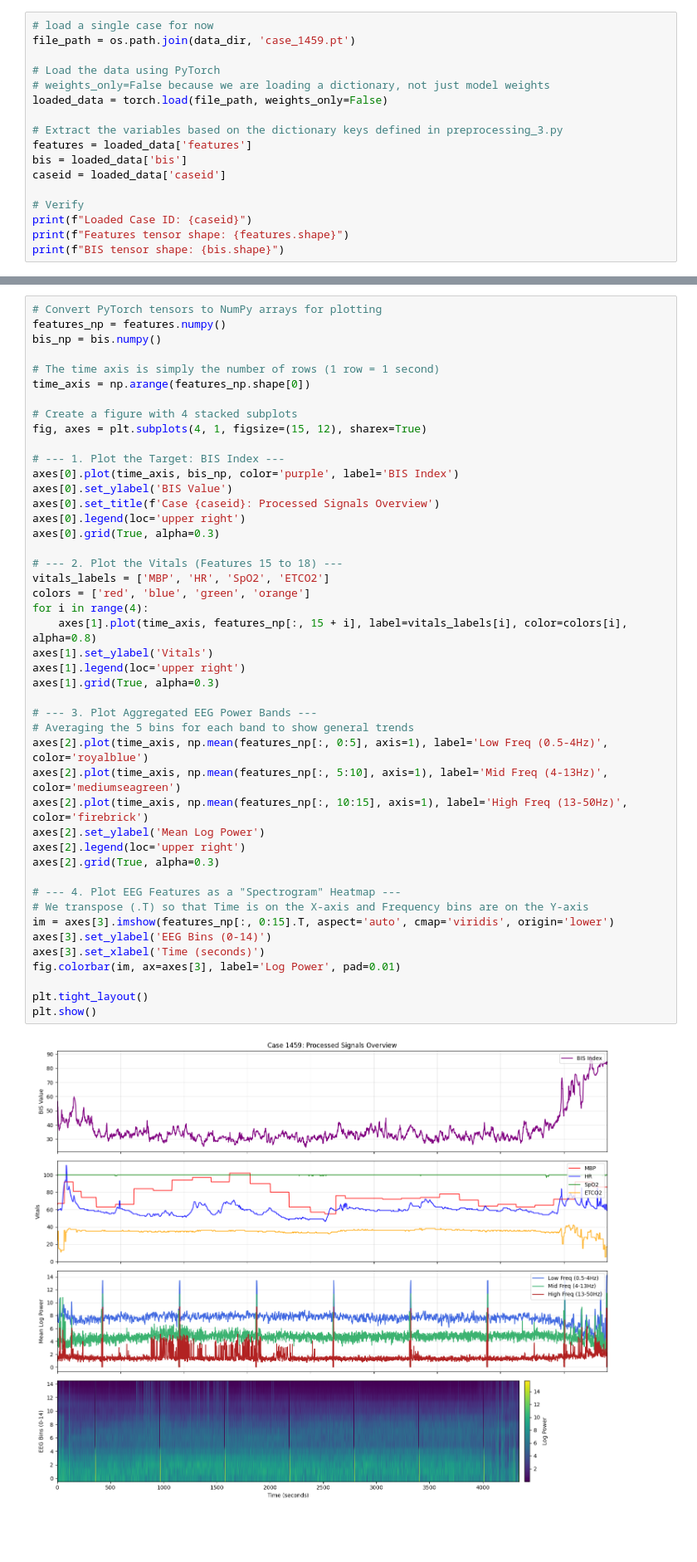
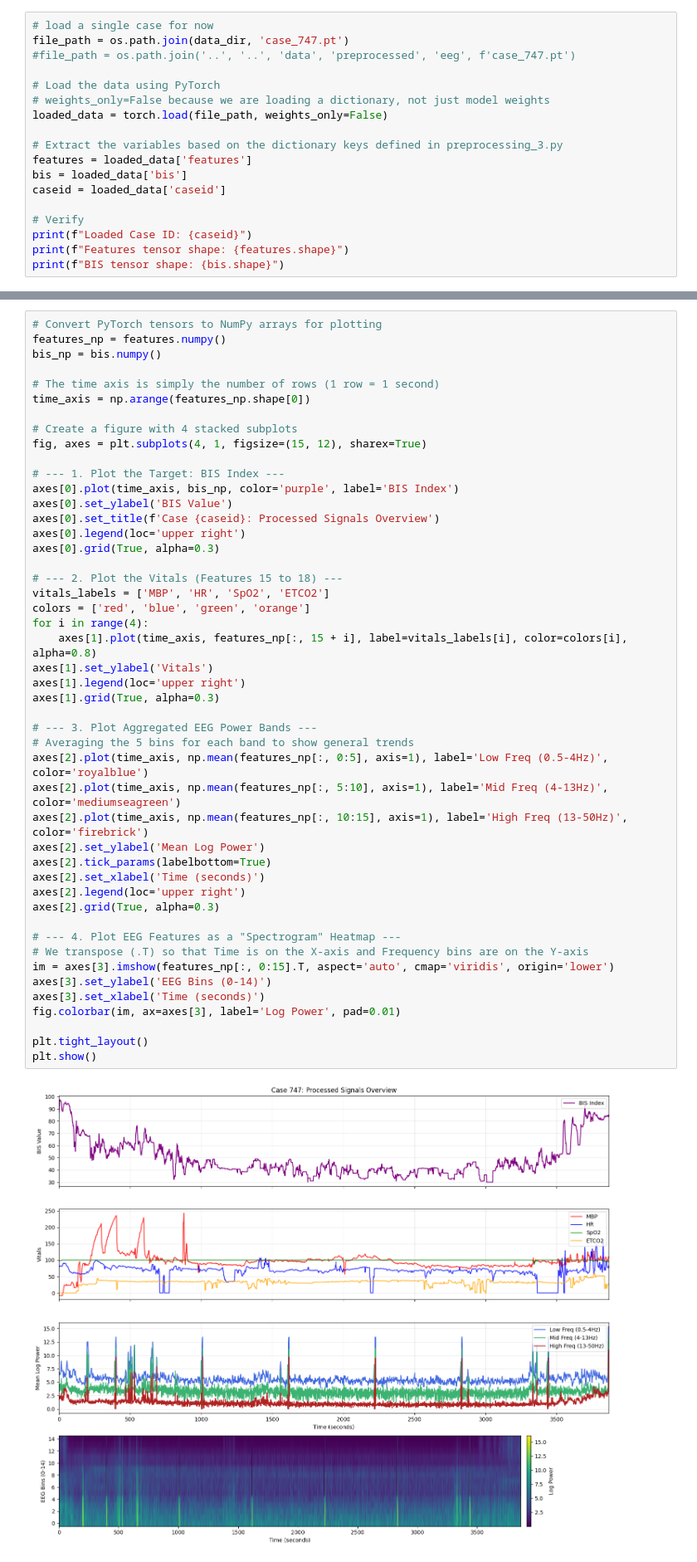
Before and after one commit to mik-nowacki/thesis-project, a Jupyter notebook: notebooks/visualizations.ipynb, the cells around one changed output, grey strips where cells are left out. Shown at 83% size. Cells and saved outputs as stored; diff of their text form; blank space fills up the shorter version.

Commit message:
Included visuals for stages of unconsciousness

```diff
--- a/notebooks/visualizations.ipynb
+++ b/notebooks/visualizations.ipynb
@@ -62,6 +62,7 @@ Clean Case IDs: [1015, 1459, 1596, 1910, 2274, 331, 4500, 4705, 4763, 5978, 747]
 # %%
 # load a single case for now
-file_path = os.path.join(data_dir, 'case_1459.pt')
+file_path = os.path.join(data_dir, 'case_747.pt')
+#file_path = os.path.join('..', '..', 'data', 'preprocessed', 'eeg', f'case_747.pt')
 
 # Load the data using PyTorch
 # weights_only=False because we are loading a dictionary, not just model weights
@@ -99,34 +100,36 @@ axes[0].legend(loc='upper right')
 axes[0].grid(True, alpha=0.3)
 
 # --- 2. Plot the Vitals (Features 15 to 18) ---
 vitals_labels = ['MBP', 'HR', 'SpO2', 'ETCO2']
 colors = ['red', 'blue', 'green', 'orange']
 for i in range(4):
     axes[1].plot(time_axis, features_np[:, 15 + i], label=vitals_labels[i], color=colors[i], alpha=0.8)
 axes[1].set_ylabel('Vitals')
 axes[1].legend(loc='upper right')
 axes[1].grid(True, alpha=0.3)
 
 # --- 3. Plot Aggregated EEG Power Bands ---
 # Averaging the 5 bins for each band to show general trends
 axes[2].plot(time_axis, np.mean(features_np[:, 0:5], axis=1), label='Low Freq (0.5-4Hz)', color='royalblue')
 axes[2].plot(time_axis, np.mean(features_np[:, 5:10], axis=1), label='Mid Freq (4-13Hz)', color='mediumseagreen')
 axes[2].plot(time_axis, np.mean(features_np[:, 10:15], axis=1), label='High Freq (13-50Hz)', color='firebrick')
 axes[2].set_ylabel('Mean Log Power')
+axes[2].tick_params(labelbottom=True)
+axes[2].set_xlabel('Time (seconds)')
 axes[2].legend(loc='upper right')
 axes[2].grid(True, alpha=0.3)
 
 # --- 4. Plot EEG Features as a "Spectrogram" Heatmap ---
 # We transpose (.T) so that Time is on the X-axis and Frequency bins are on the Y-axis
 im = axes[3].imshow(features_np[:, 0:15].T, aspect='auto', cmap='viridis', origin='lower')
 axes[3].set_ylabel('EEG Bins (0-14)')
 axes[3].set_xlabel('Time (seconds)')
 fig.colorbar(im, ax=axes[3], label='Log Power', pad=0.01)
 
 plt.tight_layout()
 plt.show()
 # %% [output]
-[figure, old version]
+[figure, new version]
 # %% [markdown]
 # preprocessing_3.py
 # %%
```
Also changed, not shown: parts of 12 cells of this notebook, 2 other files.
